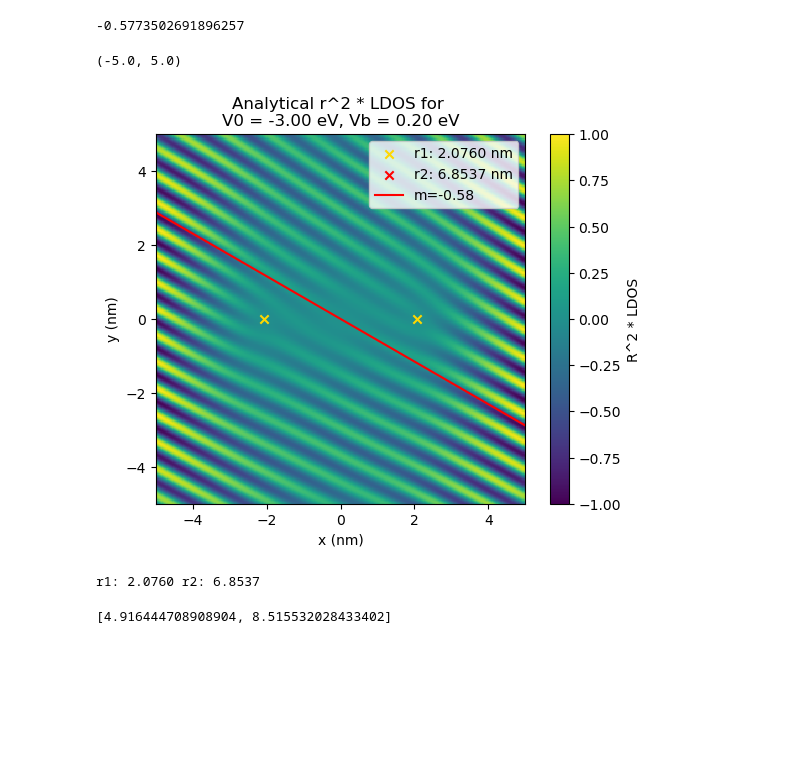
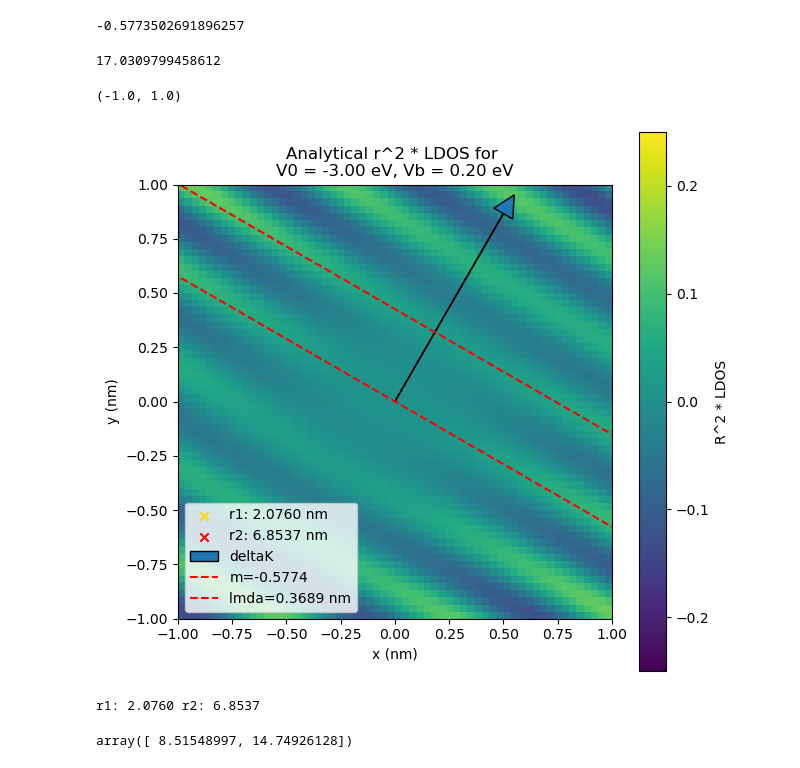
Before and after one commit to HollenLab/QPI-Scattering, a Jupyter notebook: Dislocations/dislocations_analytical.ipynb, the cells around one changed output. Cells and saved outputs as stored; diff of their text form; code cells hidden in the pictures; blank space fills up the shorter version.

```diff
--- a/Dislocations/dislocations_analytical.ipynb
+++ b/Dislocations/dislocations_analytical.ipynb
@@ -123,14 +123,17 @@ xx, yy = np.meshgrid(xlin, ylin)
 #DK = [kvals[ki][0] - kpvals[kpi][0], kvals[ki][1] - kpvals[kpi][1]]
 
 # From Bena 2008
-DK = [Kx[3]-Kx[1], Ky[3]-Ky[1]]
+#DK = [Kx[3]-Kx[1], Ky[3]-Ky[1]]
 
 # From pybinding FFT
 #DK = [1.36, 2.35] #nm ^-1
 
-# From Liu et Al
-#a_cc = 0.142 #nm
-#DK = [-(4 * np.pi)/(3*np.sqrt(3)*a_cc), 0]
+# From Liu et Al (this fits our pybinding with a scale factor of (1/2pi))
+a_cc = 0.142 #nm
+deltaKx = 4 * np.pi / (3 * np.sqrt(3) * a_cc) # [deltaKx, 0] is the right horizontal back scatter point
+
+# Rotate this by 60 degrees
+DK = np.array([1/2 * deltaKx, np.sqrt(3)/2 * deltaKx])
 
 
 # Density multiplies by R**2 to enhance distance visibility
@@ -235,44 +238,59 @@ Text(0.5, 0.98, 'LDOS for V0 = -3.00 eV, Vb = 0.20 ev')
 -DK[0]/DK[1]
 # %% [output]
 -0.5773502691896257
+# %%
+mDK
+# %% [output]
+17.0309799458612
 # %%
-fig2, ax2 = plt.subplots()
+fig2, ax2 = plt.subplots(figsize=(7, 7))
 
 # Normalized to from between -1 and 1
 minval, maxval = np.min(zz), np.max(zz)
 
 zzn = (zz - minval)/(maxval-minval) # Normalize
 zzn = 2 * zzn - 1 # Normalize to -1 1
 
 #ax2.scatter(xx.flatten(), yy.flatten(), c=zz)
-c = ax2.pcolormesh(xx, yy, zzn)
+c = ax2.pcolormesh(xx, yy, zzn, vmin=-0.25, vmax=0.25)
 fig2.colorbar(c, ax=ax2, label="R^2 * LDOS")
 ax2.set_aspect('equal')
 ax2.set_xlabel("x (nm)")
 ax2.set_ylabel("y (nm)")
 ax2.set_title(f"Analytical r^2 * LDOS for \nV0 = {V0:.2f} eV, Vb = {Vb:.2f} eV")
 
 # Adding calculated dislocation point case1
 xd1, xd2 = r1 * np.cos(phi1[0]), r1 * np.cos(phi1[1])
 yd1, yd2 = r1 * np.sin(phi1[0]), r1 * np.sin(phi1[1])
 ax2.scatter([xd1, xd2], [yd1, yd2], color='gold', marker='x')
 
 # Adding calculated dislocation point case2
 xd1, xd2 = r2 * np.cos(phi2[0]), r2 * np.cos(phi2[1])
 yd1, yd2 = r2 * np.sin(phi2[0]), r2 * np.sin(phi2[1])
 ax2.scatter([xd1, xd2], [yd1, yd2], color='red', marker='x')
 
-m1, b1 = -0.577, 0
+# Plotting DK
+mDK = np.sqrt(DK[0] ** 2 + DK[1] ** 2)
+ax2.arrow(0, 0, DK[0]/mDK, DK[1]/mDK, head_width=0.1, head_length=0.1)
+
+# Plotting perpendicular to DK
+m1, b1 = -DK[0]/DK[1], 0
 xlinf = np.linspace(-5, 5, 100)
-ax2.plot(xlinf, m1 * xlinf + b1, 'red')
+ax2.plot(xlinf, m1 * xlinf + b1, 'red', linestyle='dashed')
 
-ax2.legend([f"r1: {r1[0]:.4f} nm", f"r2: {r2[0]:.4f} nm", f"m={m1:.2f}"])
+# Plotting wavelength
+wavel = 2 * np.pi / mDK
+# After some geometry
+b2 = (m1 ** 2 + 1)/np.sqrt(m1 ** 2 + 1) * wavel
+ax2.plot(xlinf, m1 * xlinf + b2, 'red', linestyle='dashed')
 
-ax2.set_xlim(-5, 5)
-ax2.set_ylim(-5, 5)
+ax2.legend([f"r1: {r1[0]:.4f} nm", f"r2: {r2[0]:.4f} nm", "deltaK", f"m={m1:.4f}", f"lmda={wavel:.4f} nm"])
+
+ax2.set_xlim(-1, 1)
+ax2.set_ylim(-1, 1)
 # %% [output]
-(-5.0, 5.0)
+(-1.0, 1.0)
-[figure, old version]
+[figure, new version]
 # %%
 print(f"r1: {r1[0]:.4f} r2: {r2[0]:.4f}")
 # %% [output]
@@ -280,7 +298,7 @@ r1: 2.0760 r2: 6.8537
 # %%
 DK
 # %% [output]
-[4.916444708908904, 8.515532028433402]
+array([ 8.51548997, 14.74926128])
 # %%
 # Laplacian
 
```
Also changed, not shown: parts of 4 cells of this notebook, 4 other files.
